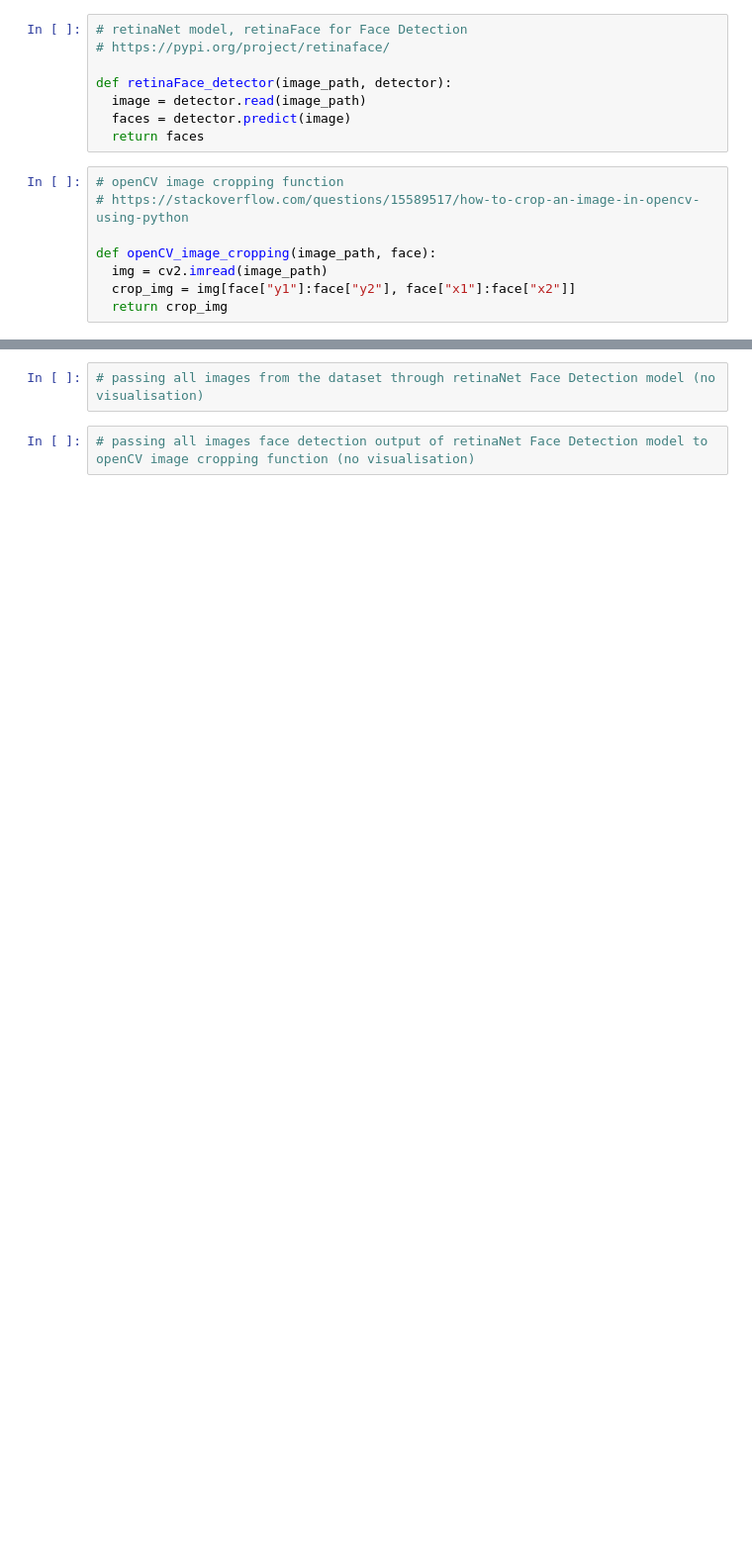
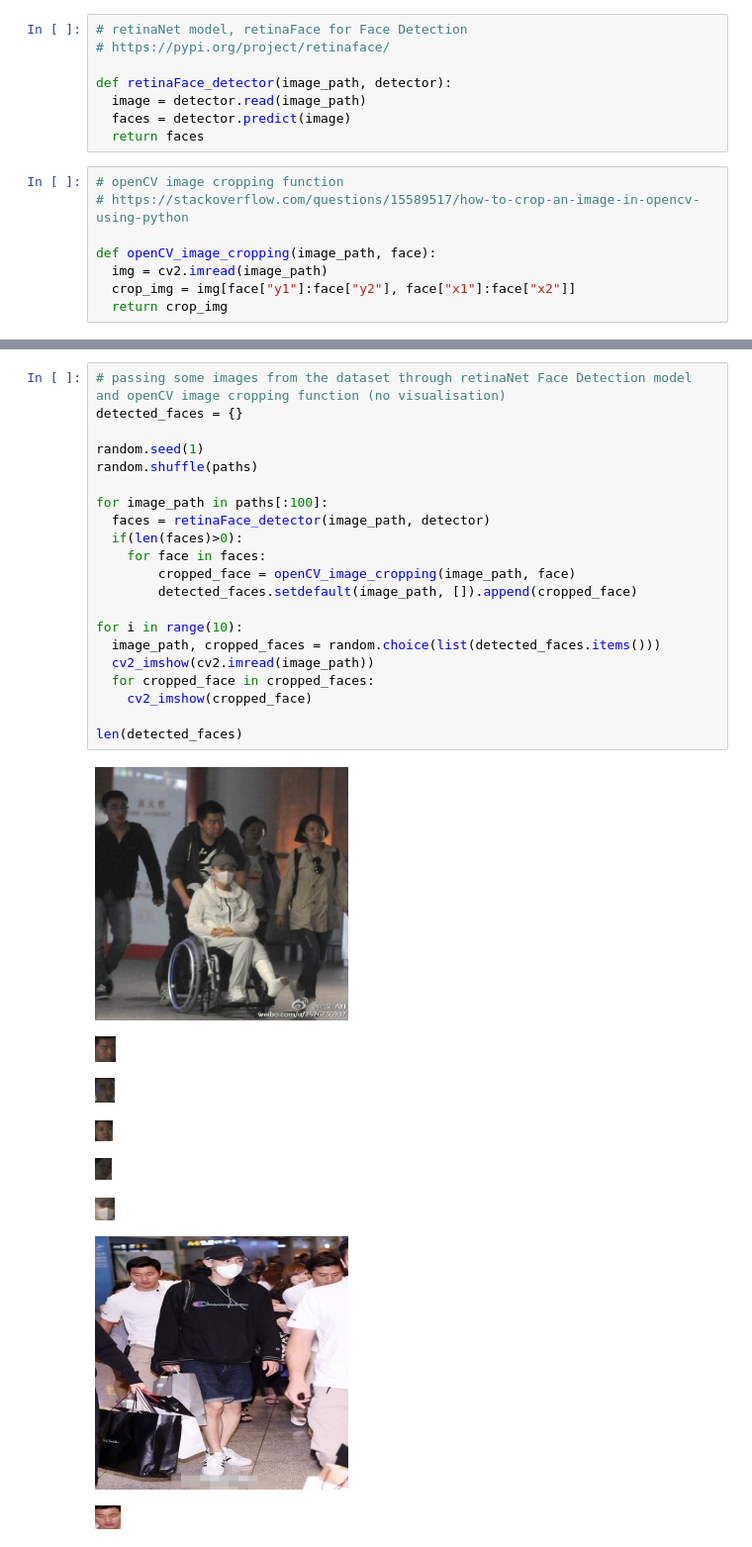
Before and after one commit to vipul43/Face_Mask_Detection, a Jupyter notebook: retinaNet.ipynb, the cells around one changed output, grey strips where cells are left out. Shown at 99% size. Saved outputs shown, nothing was run; the diff lists cells and outputs as text; blank space fills up the shorter version.

```diff
--- a/retinaNet.ipynb
+++ b/retinaNet.ipynb
@@ -102,4 +88,30 @@ if(len(faces)>0):
-# %%
-# passing all images from the dataset through retinaNet Face Detection model (no visualisation)
-# %%
-# passing all images face detection output of retinaNet Face Detection model to openCV image cropping function (no visualisation)
+# %%
+# passing some images from the dataset through retinaNet Face Detection model and openCV image cropping function (no visualisation)
+detected_faces = {}
+
+random.seed(1)
+random.shuffle(paths)
+
+for image_path in paths[:100]:
+  faces = retinaFace_detector(image_path, detector)
+  if(len(faces)>0):
+    for face in faces:
+        cropped_face = openCV_image_cropping(image_path, face)
+        detected_faces.setdefault(image_path, []).append(cropped_face)
+
+for i in range(10):
+  image_path, cropped_faces = random.choice(list(detected_faces.items()))
+  cv2_imshow(cv2.imread(image_path))
+  for cropped_face in cropped_faces:
+    cv2_imshow(cropped_face)
+
+len(detected_faces)
+# %% [output]
+[figure, added]
+[figure, added]
+[figure, added]
+[figure, added]
+[figure, added]
+[figure, added]
+[figure, added]
+[figure, added]
```
Also changed, not shown: parts of 6 cells of this notebook.
